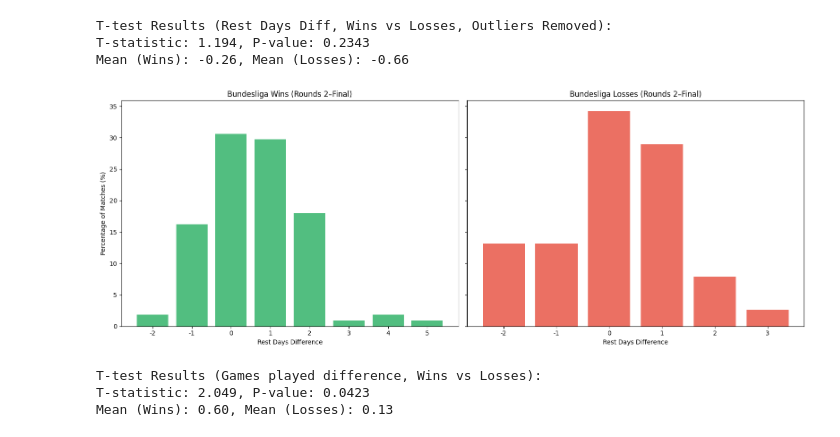
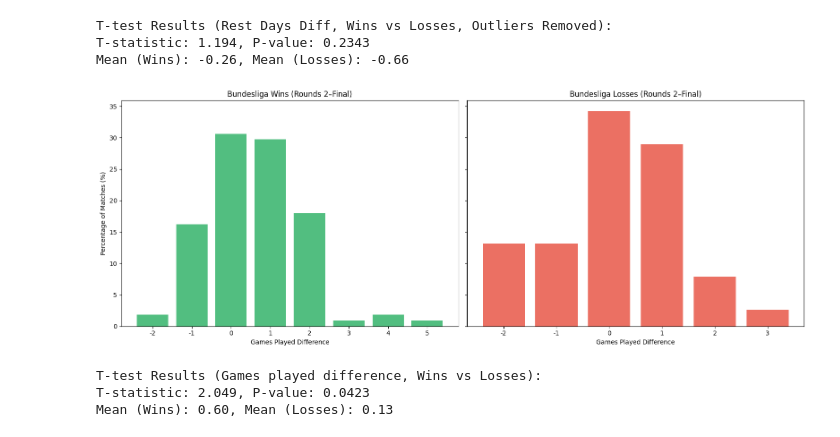
Before and after one commit to armin2080/DFB-Cup, a Jupyter notebook: notebook.ipynb, the cells around one changed output. Drawn from its saved outputs; the diff is of its cells as text; code cells hidden in the pictures.

Commit message:
fixed plot for games played

```diff
--- a/notebook.ipynb
+++ b/notebook.ipynb
@@ -1271,32 +1271,32 @@ Mean (Wins): -0.26, Mean (Losses): -0.66
 # %%
 buli_loss_3weeks_diff = cut_buli_loss_df['games_last_3weeks_diff']
 buli_win_3weeks_diff = cut_buli_win_df['games_last_3weeks_diff']
 
 # Calculate unique values and their percentages
 unique_vals_buli_loss, counts_buli_loss = np.unique(buli_loss_3weeks_diff.dropna(), return_counts=True)
 percentages_buli_loss = counts_buli_loss / counts_buli_loss.sum() * 100
 
 
 unique_vals_buli_win, counts_buli_win = np.unique(buli_win_3weeks_diff.dropna(), return_counts=True)
 percentages_buli_win = counts_buli_win / counts_buli_win.sum() * 100
 
 fig, axes = plt.subplots(1, 2, figsize=(16, 6), sharey=True)
 
 # Left: Bundesliga Wins
 axes[0].bar([str(int(v)) for v in unique_vals_buli_win], percentages_buli_win, color='#27ae60', alpha=0.8)
-axes[0].set_xlabel('Rest Days Difference')
+axes[0].set_xlabel('Games Played Difference')
 axes[0].set_ylabel('Percentage of Matches (%)')
 axes[0].set_title('Bundesliga Wins (Rounds 2–Final)')
 
 # Right: Bundesliga Losses
 axes[1].bar([str(int(v)) for v in unique_vals_buli_loss], percentages_buli_loss, color='#e74c3c', alpha=0.8)
-axes[1].set_xlabel('Rest Days Difference')
+axes[1].set_xlabel('Games Played Difference')
 axes[1].set_title('Bundesliga Losses (Rounds 2–Final)')
 
 plt.tight_layout()
 plt.show()
 # %% [output]
-[figure, old version]
+[figure, new version]
 # %%
 # Perform t-test
 t_stat, p_val = ttest_ind(buli_win_3weeks_diff, buli_loss_3weeks_diff, nan_policy='omit')
```
